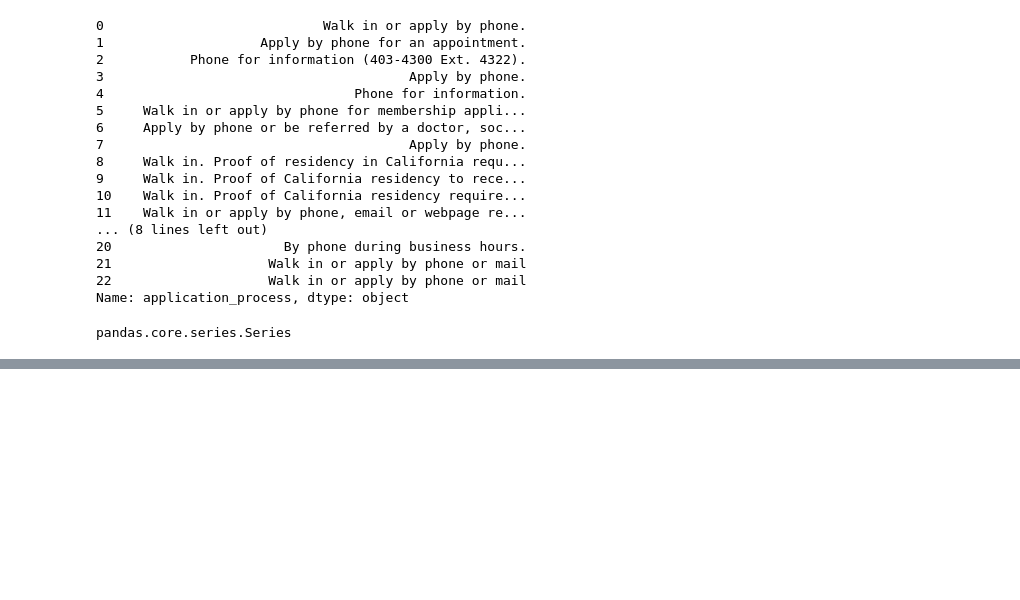
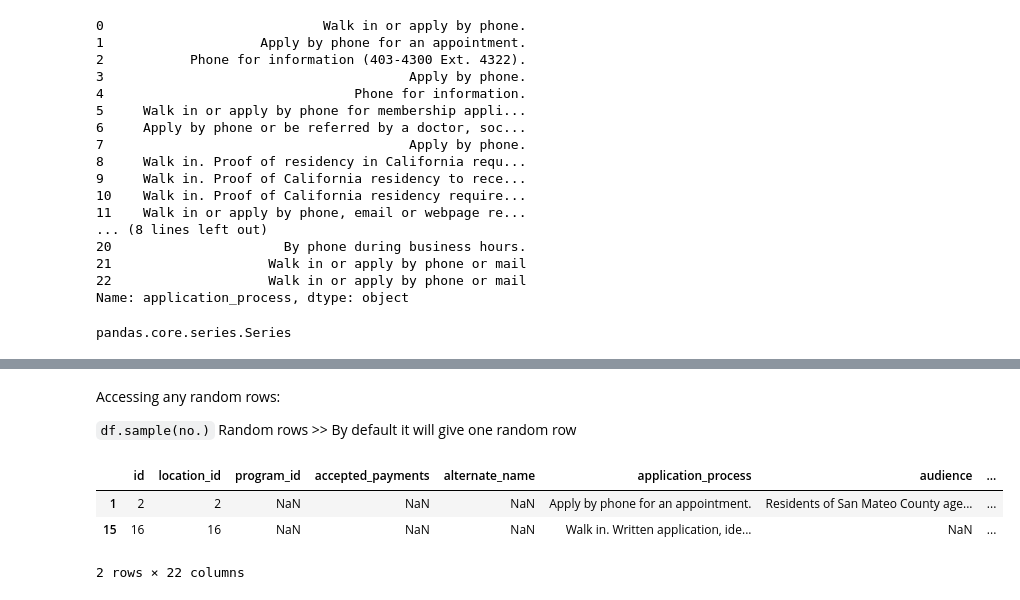
Before and after one commit to prA-G/DailyPythonNotes, a Jupyter notebook: 18_Pandas.ipynb, the cells around one changed output, grey strips where cells are left out. Saved outputs shown, nothing was run; the diff lists cells and outputs as text; code cells hidden in the pictures; blank space fills up the shorter version.

```diff
--- a/18_Pandas.ipynb
+++ b/18_Pandas.ipynb
@@ -214,0 +388,12 @@ s = pd.Series(l)
+# %% [markdown]
+Accessing any random rows:
+
+
+`df.sample(no.)`  Random rows  >> By default it will give one random row
+# %%
+df.sample(2)
+# %% [output]
+|  | id | location_id | program_id | accepted_payments | alternate_name | application_process | audience | ... |
+| 1 | 2 | 2 | NaN | NaN | NaN | Apply by phone for an appointment. | Residents of San Mateo County age... | ... |
+| 15 | 16 | 16 | NaN | NaN | NaN | Walk in. Written application, ide... | NaN | ... |
+2 rows × 22 columns
```
Also changed, not shown: parts of 28 cells of this notebook.
